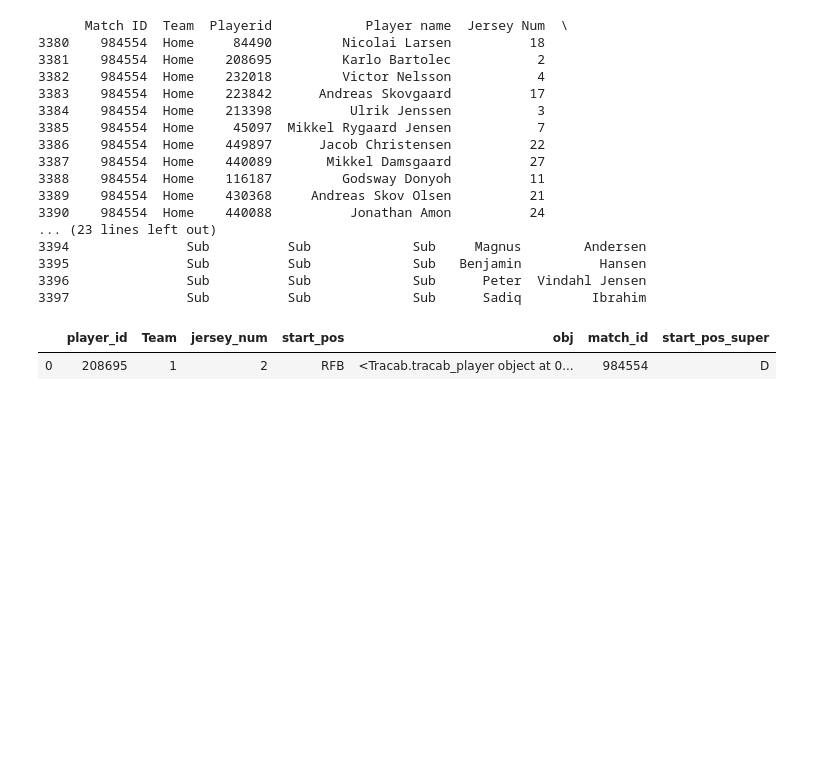
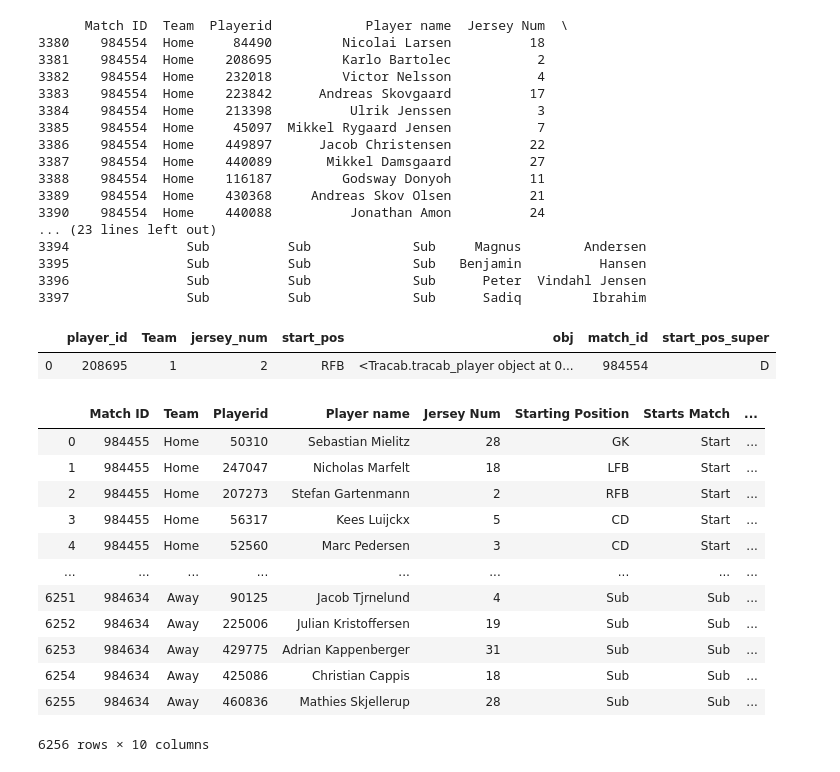
Before and after one commit to Jbalkan/SoccerTrackingData3, a Jupyter notebook: 3_Aalborg_all.ipynb, the cells around one changed output. Drawn from its saved outputs; the diff is of its cells as text; code cells hidden in the pictures; blank space fills up the shorter version.

```diff
--- a/3_Aalborg_all.ipynb
+++ b/3_Aalborg_all.ipynb
@@ -309,0 +332,19 @@ map_playerids_positions(team1_players, team0_players, match_id)
+# %%
+loc_mapping='../playerid_jerseynum_map.csv'
+mapping = pd.read_csv(loc_mapping)
+# %%
+mapping
+# %% [output]
+|  | Match ID | Team | Playerid | Player name | Jersey Num | Starting Position | Starts Match | ... |
+| 0 | 984455 | Home | 50310 | Sebastian Mielitz | 28 | GK | Start | ... |
+| 1 | 984455 | Home | 247047 | Nicholas Marfelt | 18 | LFB | Start | ... |
+| 2 | 984455 | Home | 207273 | Stefan Gartenmann | 2 | RFB | Start | ... |
+| 3 | 984455 | Home | 56317 | Kees Luijckx | 5 | CD | Start | ... |
+| 4 | 984455 | Home | 52560 | Marc Pedersen | 3 | CD | Start | ... |
+| ... | ... | ... | ... | ... | ... | ... | ... | ... |
+| 6251 | 984634 | Away | 90125 | Jacob Tjrnelund | 4 | Sub | Sub | ... |
+| 6252 | 984634 | Away | 225006 | Julian Kristoffersen | 19 | Sub | Sub | ... |
+| 6253 | 984634 | Away | 429775 | Adrian Kappenberger | 31 | Sub | Sub | ... |
+| 6254 | 984634 | Away | 425086 | Christian Cappis | 18 | Sub | Sub | ... |
+| 6255 | 984634 | Away | 460836 | Mathies Skjellerup | 28 | Sub | Sub | ... |
+6256 rows × 10 columns
```
Also changed, not shown: parts of 2 cells of this notebook, 3 other files.
